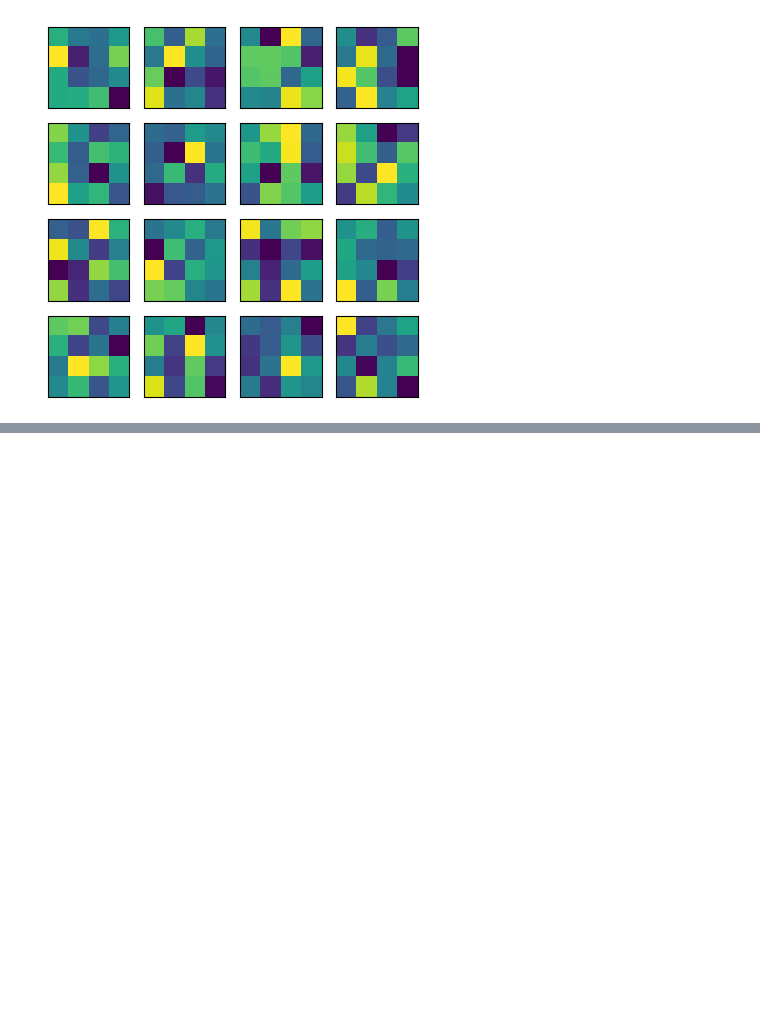
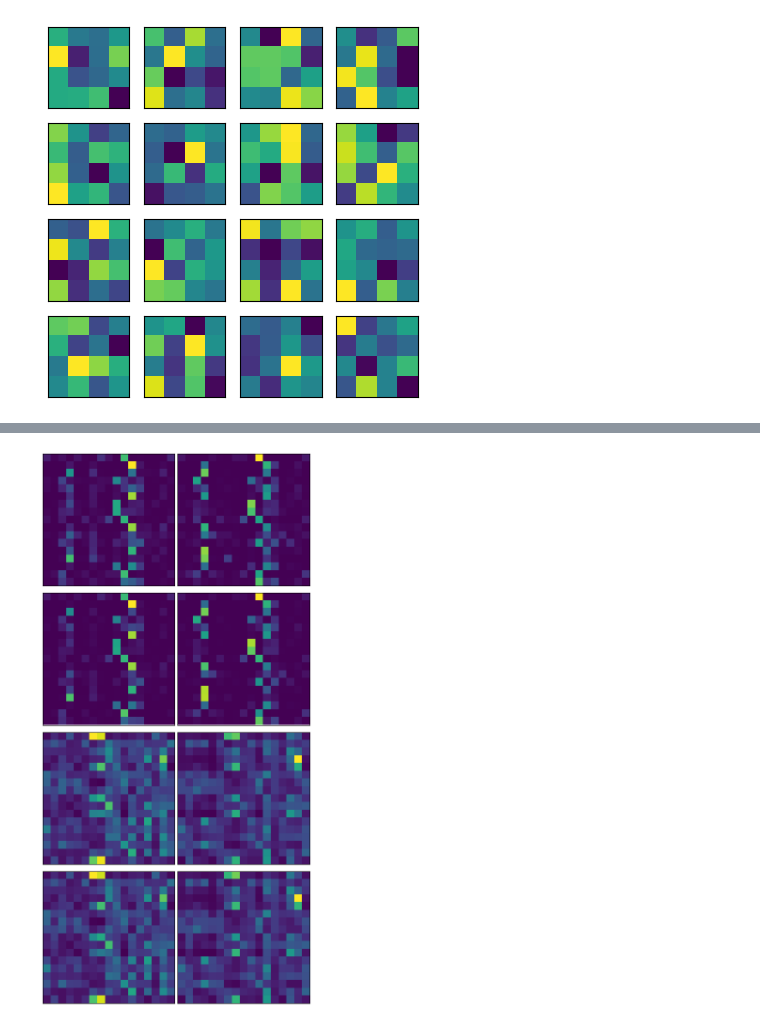
Before and after one commit to peluche/ViT, a Jupyter notebook: vit.ipynb, the cells around one changed output, grey strips where cells are left out. Saved outputs shown, nothing was run; the diff lists cells and outputs as text; code cells hidden in the pictures; blank space fills up the shorter version.

```diff
--- a/vit.ipynb
+++ b/vit.ipynb
@@ -366,0 +415,27 @@ visualize_positional_embeddings(model.get_positional_embedding())
+# %%
+@torch.no_grad()
+def get_attention(model, imgs):
+    model.eval()
+    imgs = torch.stack(imgs).to(device)
+    _ = model(imgs)
+    return {x: y for x, y in activations.items()}
+
+attentions_threes = get_attention(model, threes)
+attentions_sevens = get_attention(model, sevens)
+# %%
+@torch.no_grad()
+def compare_attention(attentions):
+    visuals = []
+    for layer, attention in attentions.items():
+        mean_attention = attention.mean(dim=0)
+        median_attention = attention.median(dim=0).values
+        # plot(mean_attention, median_attention)
+        visuals.append(mean_attention)
+        visuals.append(median_attention)
+    return visuals
+
+vis1 = compare_attention(attentions_threes)
+vis2 = compare_attention(attentions_sevens)
+plot(*zip(vis1, vis2), n_col=2)
+# %% [output]
+[figure, added]
```
Also changed, not shown: parts of 6 cells of this notebook.
